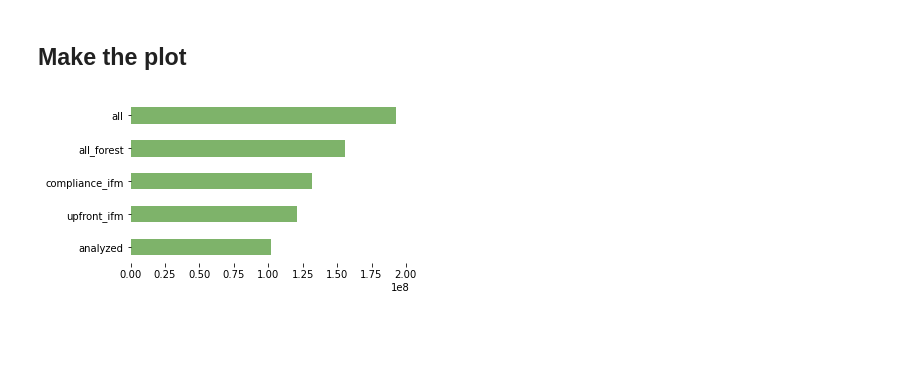
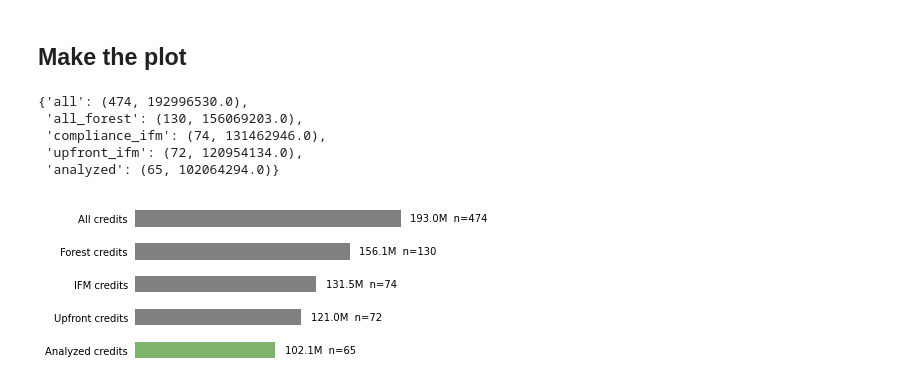
Before and after one commit to carbonplan/forest-offsets-paper, a Jupyter notebook: notebooks/Figure-1.ipynb, the cells around one changed output. Saved outputs shown, nothing was run; the diff lists cells and outputs as text; code cells hidden in the pictures; blank space fills up the shorter version.

```diff
--- a/notebooks/Figure-1.ipynb
+++ b/notebooks/Figure-1.ipynb
@@ -42,28 +42,59 @@ numbers["analyzed"] = (
 )
 # %% [markdown]
 ## Make the plot
+# %%
+numbers
+# %% [output]
+{'all': (474, 192996530.0),
+ 'all_forest': (130, 156069203.0),
+ 'compliance_ifm': (74, 131462946.0),
+ 'upfront_ifm': (72, 120954134.0),
+ 'analyzed': (65, 102064294.0)}
 # %%
 cats = ["analyzed", "upfront_ifm", "compliance_ifm", "all_forest", "all"]
+colors = {"analyzed": '#7eb36a',
+          "upfront_ifm": '#808080',
+          "compliance_ifm": '#808080',
+          "all_forest": '#808080',
+          "all": '#808080'}
+
+words = {"analyzed": 'Analyzed credits',
+         "upfront_ifm": 'Upfront credits',
+         "compliance_ifm": 'IFM credits',
+         "all_forest": 'Forest credits',
+         "all": 'All credits'}
 
 fig, ax = plt.subplots(1, 1, figsize=(5, 3))
 
 ax.spines["left"].set_visible(False)
 ax.spines["right"].set_visible(False)
 ax.spines["top"].set_visible(False)
 ax.spines["bottom"].set_visible(False)
-ax.barh(cats, width=[numbers[c][1] for c in cats], height=0.5, color="#7eb36a")
+ax.barh([words[c] for c in cats],
+        width=[numbers[c][1] for c in cats], height=0.5,
+        color=[colors[c] for c in cats])
+ax.xaxis.set_visible(False)
+ax.yaxis.set_ticks_position('none')
 
+rects = ax.patches
+for rect, c in zip(rects, cats):
+    n, size = numbers[c]
+    size /= 1e6
+    label = f'{size:.1f}M  n={n}'
+    offset = 7000000
+    ax.text(rect.get_x() + rect.get_width() + offset, rect.get_y() + rect.get_height() / 2, label,
+            ha='left', va='center')
 
 fname = "Figure-1.svg"
 if "BLOB_ACCOUNT_KEY" in os.environ:
     with fsspec.open(
         f"az://carbonplan-retro/figures/raw/{fname}",
         "w",
         account_name="carbonplan",
         account_key=os.environ["BLOB_ACCOUNT_KEY"],
     ) as f:
         fig.savefig(f, format="svg")
 else:
     plt.savefig(fname)
 # %% [output]
-[figure, old version]
+[figure, new version]
```
Also changed, not shown: 3 other files.
